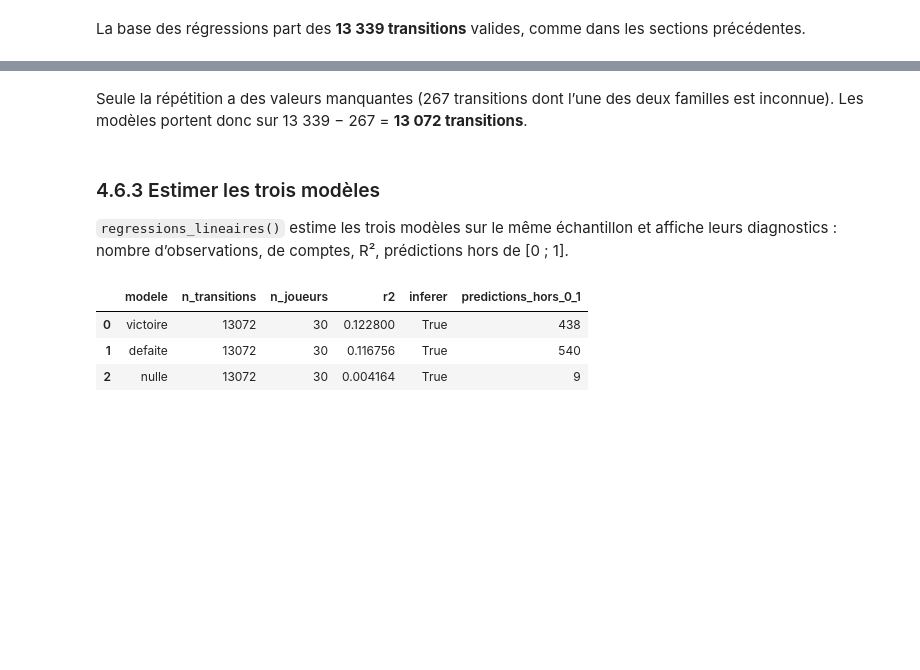
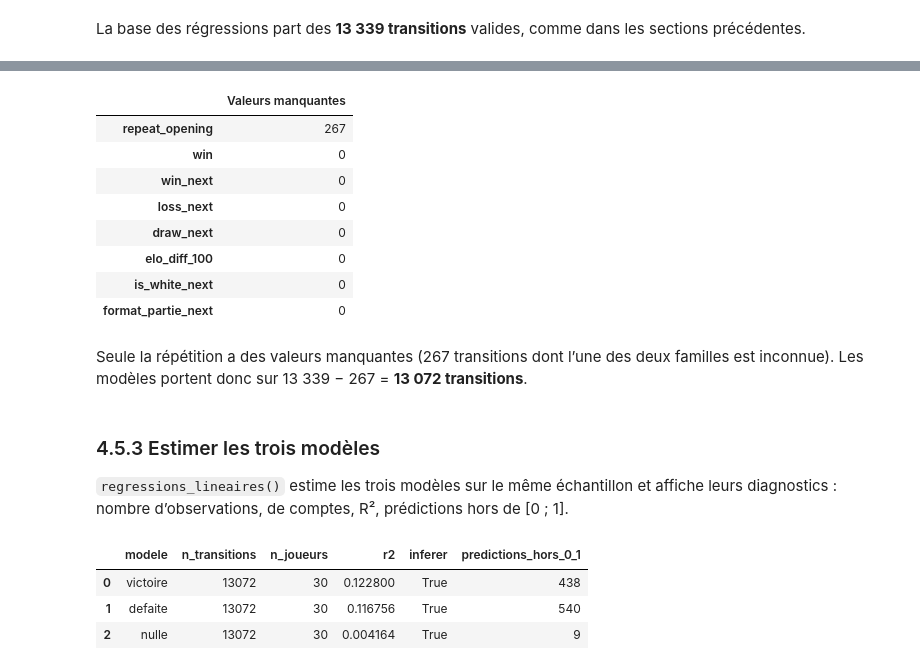
Before and after one commit to Hadrienfonrojet/ANALYSE-MARCHE-, a Jupyter notebook: QueensGambit.ipynb, the cells around one changed output, grey strips where cells are left out. Cells and saved outputs as stored; diff of their text form; code cells hidden in the pictures; blank space fills up the shorter version.

```diff
--- a/QueensGambit.ipynb
+++ b/QueensGambit.ipynb
@@ -764,10 +805,21 @@ La base des régressions part des **13 339 transitions** valides, comme dans les
 Une ligne incomplète sort des trois modèles à la fois : on compte les valeurs manquantes de chaque variable.
 # %%
 variables_modeles = ["repeat_opening", "win", "win_next", "loss_next", "draw_next", "elo_diff_100", "is_white_next", "format_partie_next"]
+display(base_modeles[variables_modeles].isna().sum().to_frame("Valeurs manquantes"))
+# %% [output]
+|  | Valeurs manquantes |
+| repeat_opening | 267 |
+| win | 0 |
+| win_next | 0 |
+| loss_next | 0 |
+| draw_next | 0 |
+| elo_diff_100 | 0 |
+| is_white_next | 0 |
+| format_partie_next | 0 |
 # %% [markdown]
 Seule la répétition a des valeurs manquantes (267 transitions dont l’une des deux familles est inconnue). Les modèles portent donc sur 13 339 − 267 = **13 072 transitions**.
 # %% [markdown]
-### 4.6.3 Estimer les trois modèles
+### 4.5.3 Estimer les trois modèles
 
 `regressions_lineaires()` estime les trois modèles sur le même échantillon et affiche leurs diagnostics : nombre d’observations, de comptes, R², prédictions hors de [0 ; 1].
 # %%
```
Also changed, not shown: parts of 32 cells of this notebook, 1 other file.
